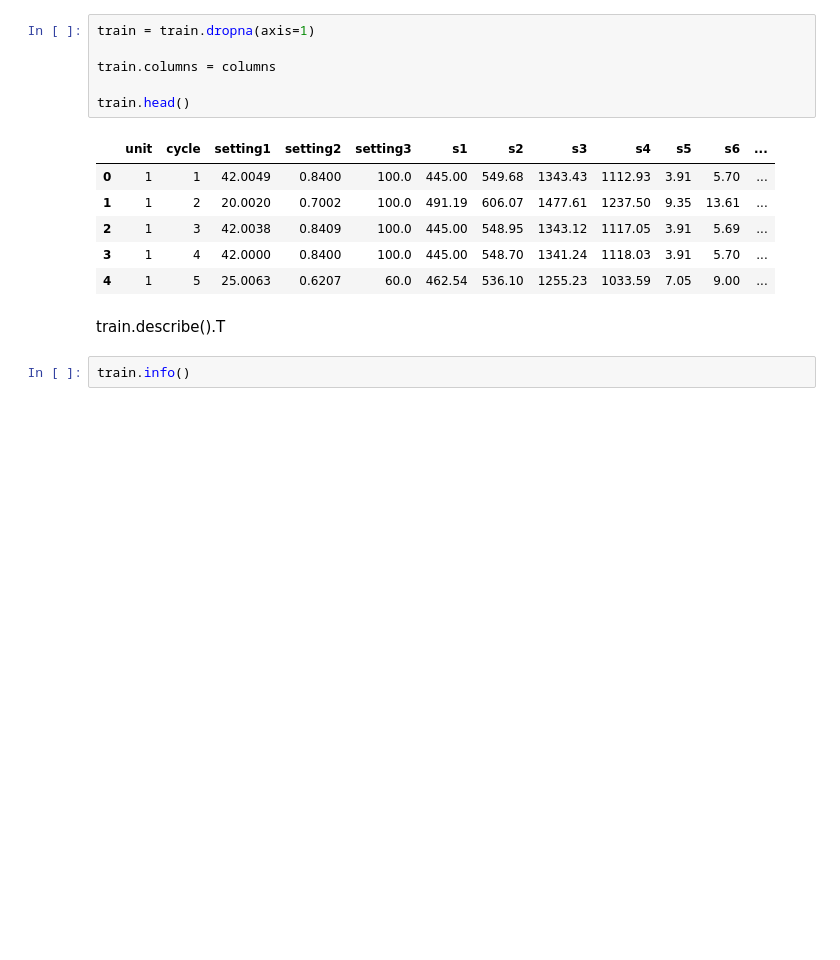
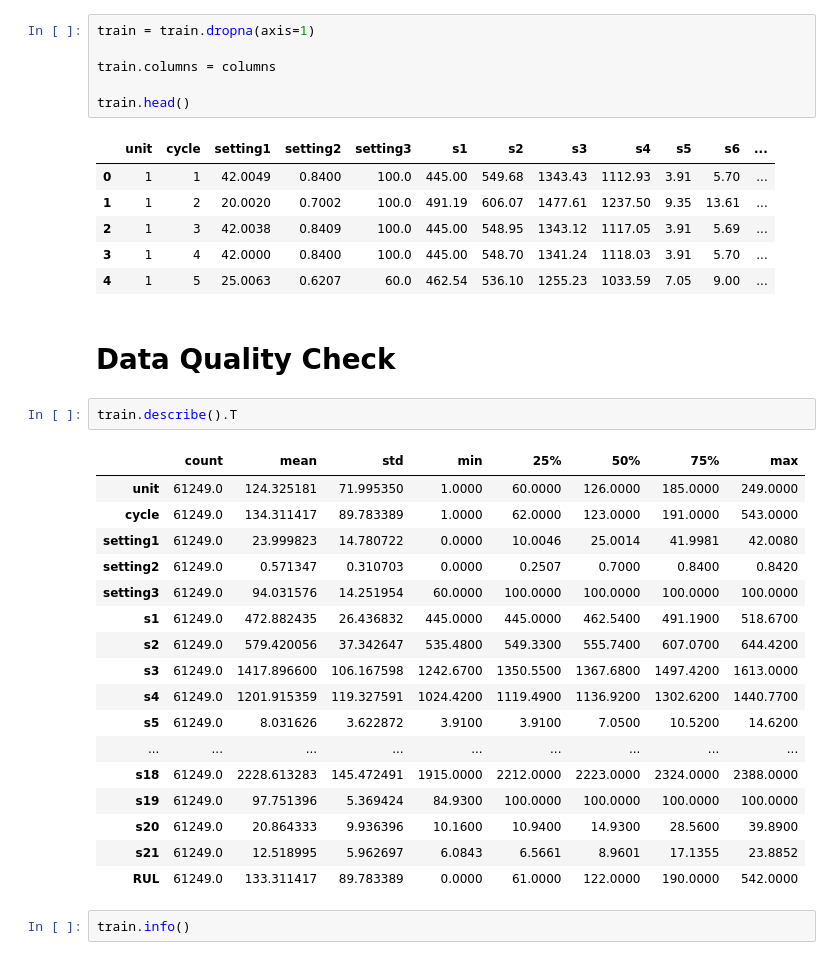
Before and after one commit to Priyojit1900/AIRCRAFT-MAINTANANCE-SYSTEM, a Jupyter notebook: notebook/01_EDA.ipynb, the cells around one changed output. Cells and saved outputs as stored; diff of their text form; blank space fills up the shorter version.

```diff
--- a/notebook/01_EDA.ipynb
+++ b/notebook/01_EDA.ipynb
@@ -52,8 +63,29 @@ train.head()
 | 2 | 1 | 3 | 42.0038 | 0.8409 | 100.0 | 445.00 | 548.95 | 1343.12 | 1117.05 | 3.91 | 5.69 | ... |
 | 3 | 1 | 4 | 42.0000 | 0.8400 | 100.0 | 445.00 | 548.70 | 1341.24 | 1118.03 | 3.91 | 5.70 | ... |
 | 4 | 1 | 5 | 25.0063 | 0.6207 | 60.0 | 462.54 | 536.10 | 1255.23 | 1033.59 | 7.05 | 9.00 | ... |
-# %% [markdown]
-train.describe().T
+# %% [markdown]
+
+# Data Quality Check
+# %%
+train.describe().T
+# %% [output]
+|  | count | mean | std | min | 25% | 50% | 75% | max |
+| unit | 61249.0 | 124.325181 | 71.995350 | 1.0000 | 60.0000 | 126.0000 | 185.0000 | 249.0000 |
+| cycle | 61249.0 | 134.311417 | 89.783389 | 1.0000 | 62.0000 | 123.0000 | 191.0000 | 543.0000 |
+| setting1 | 61249.0 | 23.999823 | 14.780722 | 0.0000 | 10.0046 | 25.0014 | 41.9981 | 42.0080 |
+| setting2 | 61249.0 | 0.571347 | 0.310703 | 0.0000 | 0.2507 | 0.7000 | 0.8400 | 0.8420 |
+| setting3 | 61249.0 | 94.031576 | 14.251954 | 60.0000 | 100.0000 | 100.0000 | 100.0000 | 100.0000 |
+| s1 | 61249.0 | 472.882435 | 26.436832 | 445.0000 | 445.0000 | 462.5400 | 491.1900 | 518.6700 |
+| s2 | 61249.0 | 579.420056 | 37.342647 | 535.4800 | 549.3300 | 555.7400 | 607.0700 | 644.4200 |
+| s3 | 61249.0 | 1417.896600 | 106.167598 | 1242.6700 | 1350.5500 | 1367.6800 | 1497.4200 | 1613.0000 |
+| s4 | 61249.0 | 1201.915359 | 119.327591 | 1024.4200 | 1119.4900 | 1136.9200 | 1302.6200 | 1440.7700 |
+| s5 | 61249.0 | 8.031626 | 3.622872 | 3.9100 | 3.9100 | 7.0500 | 10.5200 | 14.6200 |
+| ... | ... | ... | ... | ... | ... | ... | ... | ... |
+| s18 | 61249.0 | 2228.613283 | 145.472491 | 1915.0000 | 2212.0000 | 2223.0000 | 2324.0000 | 2388.0000 |
+| s19 | 61249.0 | 97.751396 | 5.369424 | 84.9300 | 100.0000 | 100.0000 | 100.0000 | 100.0000 |
+| s20 | 61249.0 | 20.864333 | 9.936396 | 10.1600 | 10.9400 | 14.9300 | 28.5600 | 39.8900 |
+| s21 | 61249.0 | 12.518995 | 5.962697 | 6.0843 | 6.5661 | 8.9601 | 17.1355 | 23.8852 |
+| RUL | 61249.0 | 133.311417 | 89.783389 | 0.0000 | 61.0000 | 122.0000 | 190.0000 | 542.0000 |
 # %%
 train.info()
 # %% [output]
```
Also changed, not shown: parts of 11 cells of this notebook.
